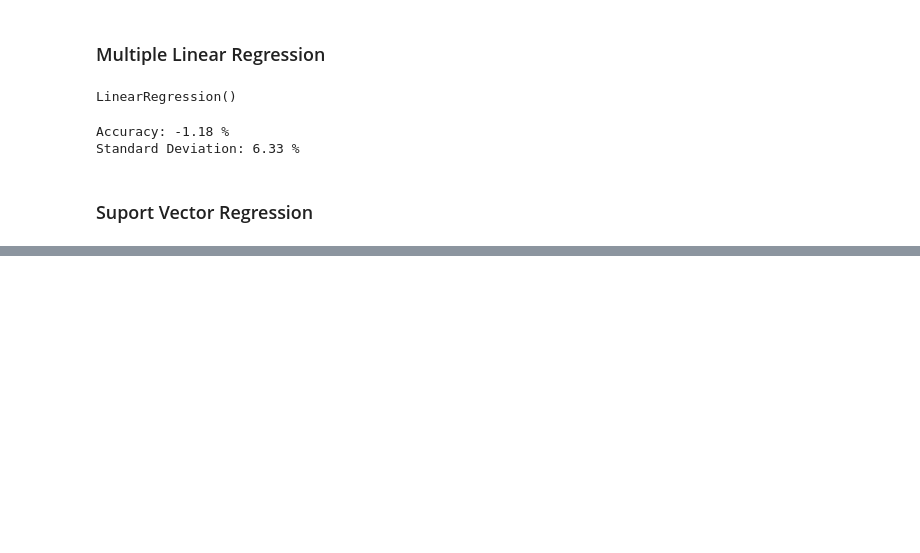
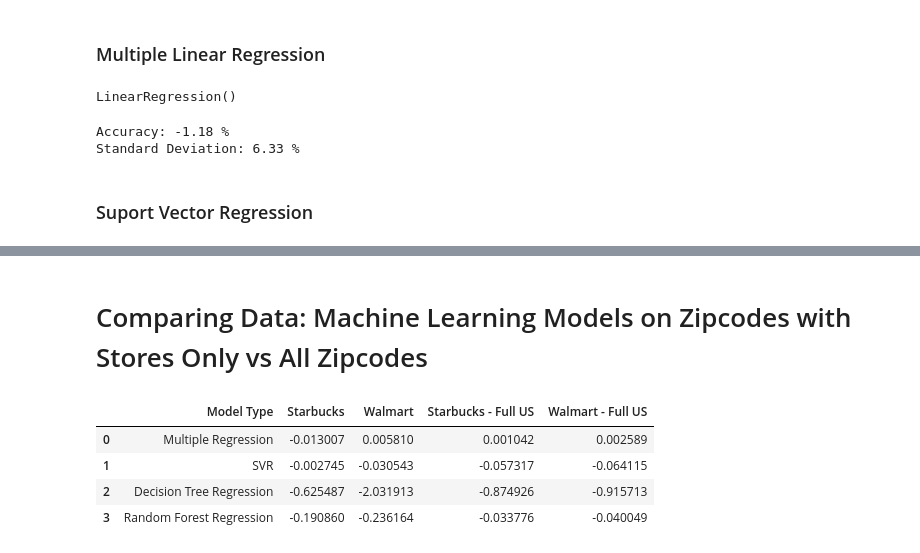
Before and after one commit to troypramsey/uo-project3, a Jupyter notebook: data_clean.ipynb, the cells around one changed output, grey strips where cells are left out. Cells and saved outputs as stored; diff of their text form; code cells hidden in the pictures; blank space fills up the shorter version.

```diff
--- a/data_clean.ipynb
+++ b/data_clean.ipynb
@@ -584,0 +679,23 @@ Standard Deviation: 6.33 %
+# %% [markdown]
+# Comparing Data: Machine Learning Models on Zipcodes with Stores Only vs All Zipcodes
+# %%
+sb_match = [sb_multi, sb_svr, sb_tree, sb_rf]
+wm_match = [wm_multi, wm_svr, wm_tree, wm_rf]
+models = ['Multiple Regression', 'SVR', 'Decision Tree Regression', 'Random Forest Regression']
+# %%
+compare = pd.DataFrame()
+compare['Model Type'] = models
+compare['Starbucks'] = sb_match
+compare['Walmart'] = wm_match
+# %%
+compare_full = pd.read_csv('full_us_compare.csv')
+# %%
+model_comparison = compare.merge(compare_full, on='Model Type').drop(columns='Unnamed: 0')
+# %%
+model_comparison
+# %% [output]
+|  | Model Type | Starbucks | Walmart | Starbucks - Full US | Walmart - Full US |
+| 0 | Multiple Regression | -0.013007 | 0.005810 | 0.001042 | 0.002589 |
+| 1 | SVR | -0.002745 | -0.030543 | -0.057317 | -0.064115 |
+| 2 | Decision Tree Regression | -0.625487 | -2.031913 | -0.874926 | -0.915713 |
+| 3 | Random Forest Regression | -0.190860 | -0.236164 | -0.033776 | -0.040049 |
```
Also changed, not shown: parts of 24 cells of this notebook.
